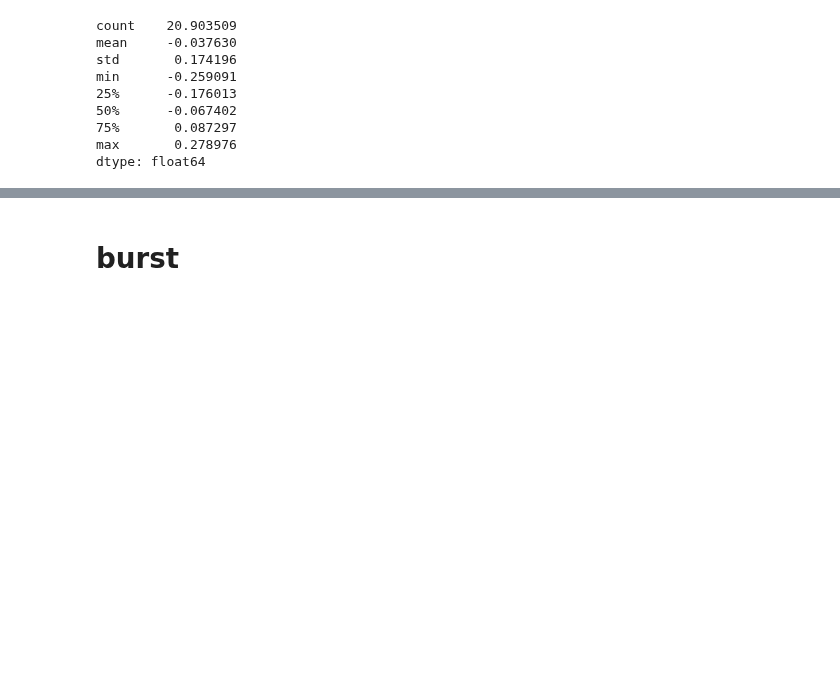
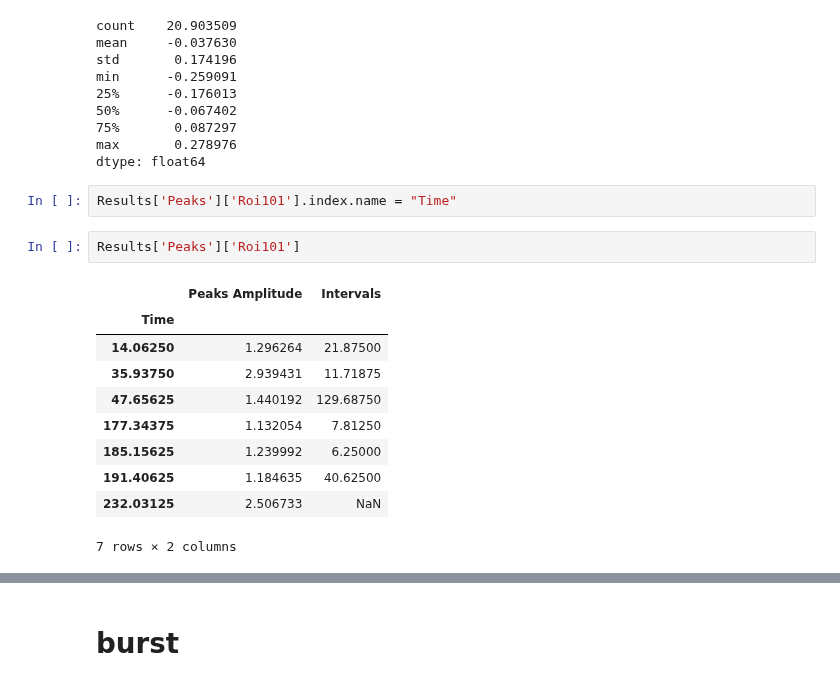
Before and after one commit to aedobyns/lab, a Jupyter notebook: RAIN.ipynb, the cells around one changed output, grey strips where cells are left out. Cells and saved outputs as stored; diff of their text form; blank space fills up the shorter version.

```diff
--- a/RAIN.ipynb
+++ b/RAIN.ipynb
@@ -1712,3 +1714,18 @@ min      -0.259091
 75%       0.087297
 max       0.278976
 dtype: float64
+# %%
+Results['Peaks']['Roi101'].index.name = "Time"
+# %%
+Results['Peaks']['Roi101']
+# %% [output]
+|  | Peaks Amplitude | Intervals |
+| Time |  |  |
+| 14.06250 | 1.296264 | 21.87500 |
+| 35.93750 | 2.939431 | 11.71875 |
+| 47.65625 | 1.440192 | 129.68750 |
+| 177.34375 | 1.132054 | 7.81250 |
+| 185.15625 | 1.239992 | 6.25000 |
+| 191.40625 | 1.184635 | 40.62500 |
+| 232.03125 | 2.506733 | NaN |
+7 rows × 2 columns
```
Also changed, not shown: parts of 12 cells of this notebook.
